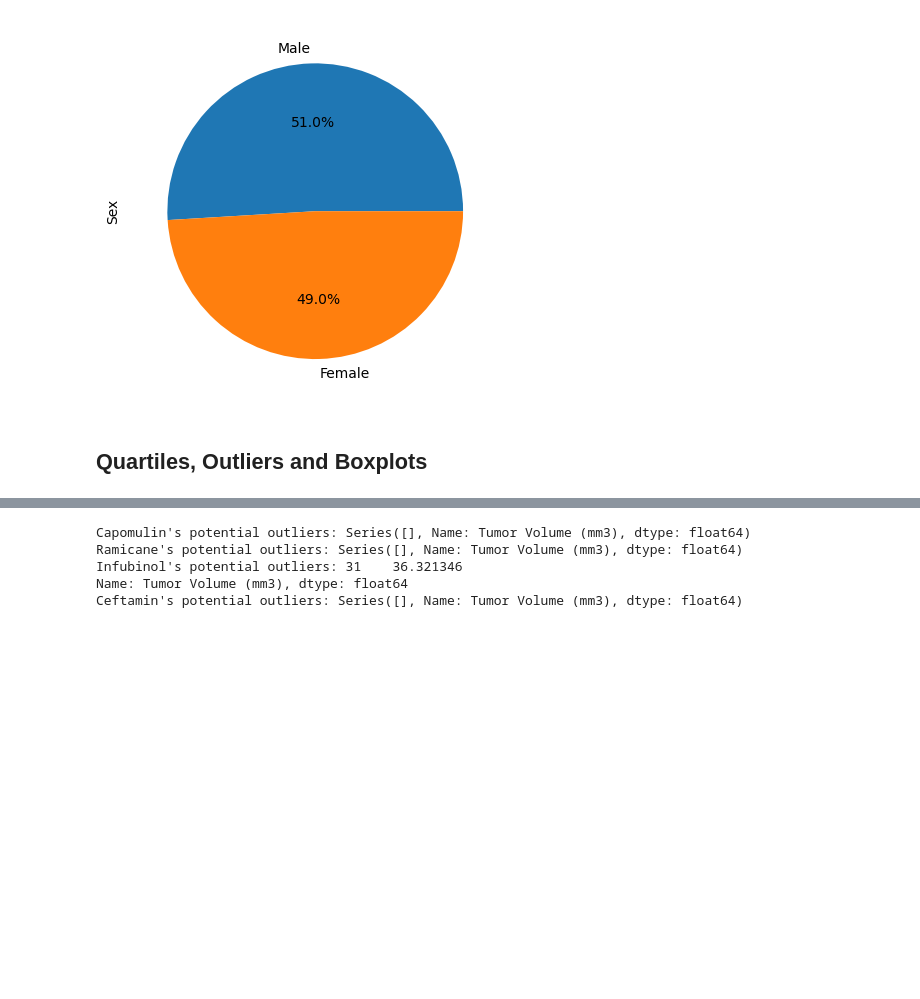
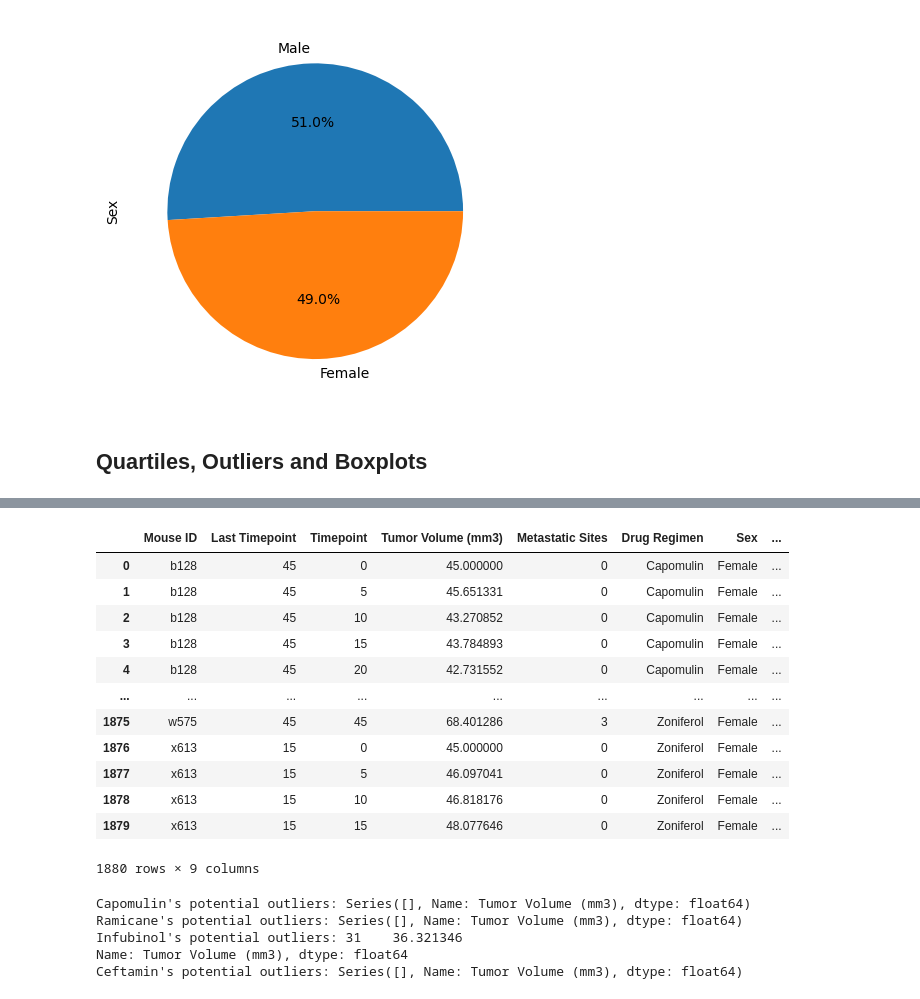
Before and after one commit to reikanger/pymaceuticals, a Jupyter notebook: Pymaceuticals/pymaceuticals.ipynb, the cells around one changed output, grey strips where cells are left out. Drawn from its saved outputs; the diff is of its cells as text; code cells hidden in the pictures; blank space fills up the shorter version.

```diff
--- a/Pymaceuticals/pymaceuticals.ipynb
+++ b/Pymaceuticals/pymaceuticals.ipynb
@@ -179,3 +211,34 @@ plt.show()
+# %%
+# Calculate the final tumor volume of each mouse across four of the treatment regimens:
+# Capomulin, Ramicane, Infubinol, and Ceftamin
+regimens = ["Capomulin", "Ramicane", "Infubinol", "Ceftamin"]
+regimen_group = clean_df.groupby(['Drug Regimen', 'Mouse ID'])
+regimen_group
+
+# Start by getting the last (greatest) timepoint for each mouse
+last_timepoint = regimen_group['Timepoint'].max()
+last_timepoint
+type(last_timepoint)
+
+# Merge this group df with the original DataFrame to get the tumor volume at the last timepoint
+tmp = pd.DataFrame({'Last Timepoint': last_timepoint})
+tmp
+merge_df = pd.merge(tmp, clean_df, on="Mouse ID", how="left")
+merge_df
+# %% [output]
+|  | Mouse ID | Last Timepoint | Timepoint | Tumor Volume (mm3) | Metastatic Sites | Drug Regimen | Sex | ... |
+| 0 | b128 | 45 | 0 | 45.000000 | 0 | Capomulin | Female | ... |
+| 1 | b128 | 45 | 5 | 45.651331 | 0 | Capomulin | Female | ... |
+| 2 | b128 | 45 | 10 | 43.270852 | 0 | Capomulin | Female | ... |
+| 3 | b128 | 45 | 15 | 43.784893 | 0 | Capomulin | Female | ... |
+| 4 | b128 | 45 | 20 | 42.731552 | 0 | Capomulin | Female | ... |
+| ... | ... | ... | ... | ... | ... | ... | ... | ... |
+| 1875 | w575 | 45 | 45 | 68.401286 | 3 | Zoniferol | Female | ... |
+| 1876 | x613 | 15 | 0 | 45.000000 | 0 | Zoniferol | Female | ... |
+| 1877 | x613 | 15 | 5 | 46.097041 | 0 | Zoniferol | Female | ... |
+| 1878 | x613 | 15 | 10 | 46.818176 | 0 | Zoniferol | Female | ... |
+| 1879 | x613 | 15 | 15 | 48.077646 | 0 | Zoniferol | Female | ... |
+1880 rows × 9 columns
 # %%
 # Calculate the final tumor volume of each mouse across four of the treatment regimens:
 # Capomulin, Ramicane, Infubinol, and Ceftamin
```
Also changed, not shown: parts of 8 cells of this notebook.
